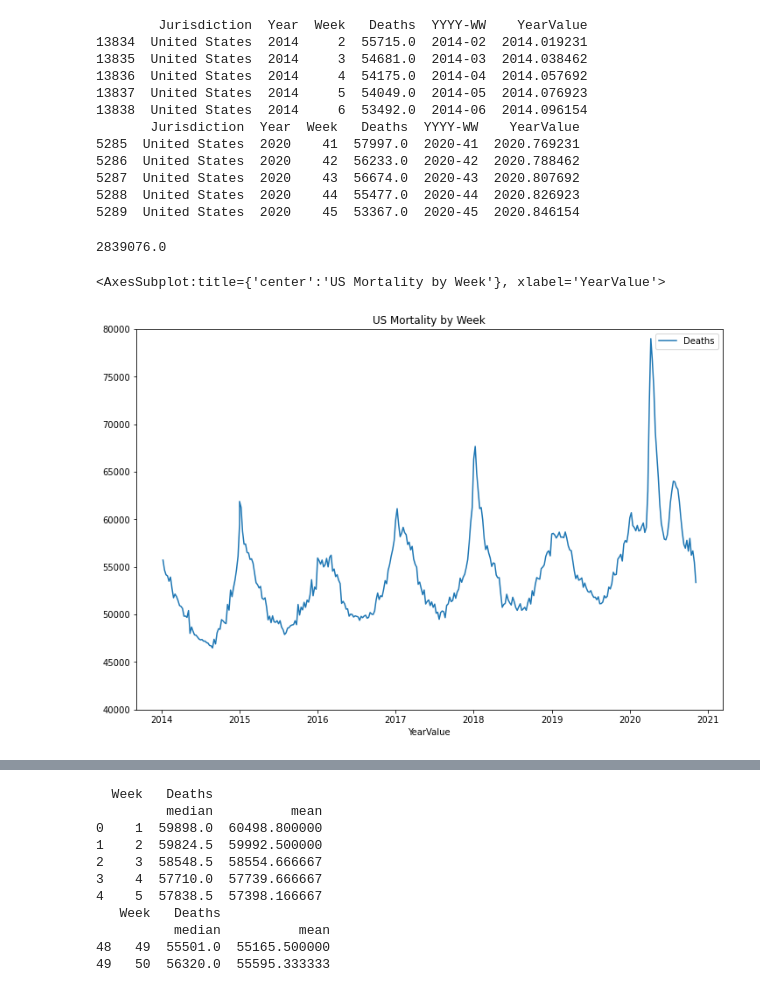
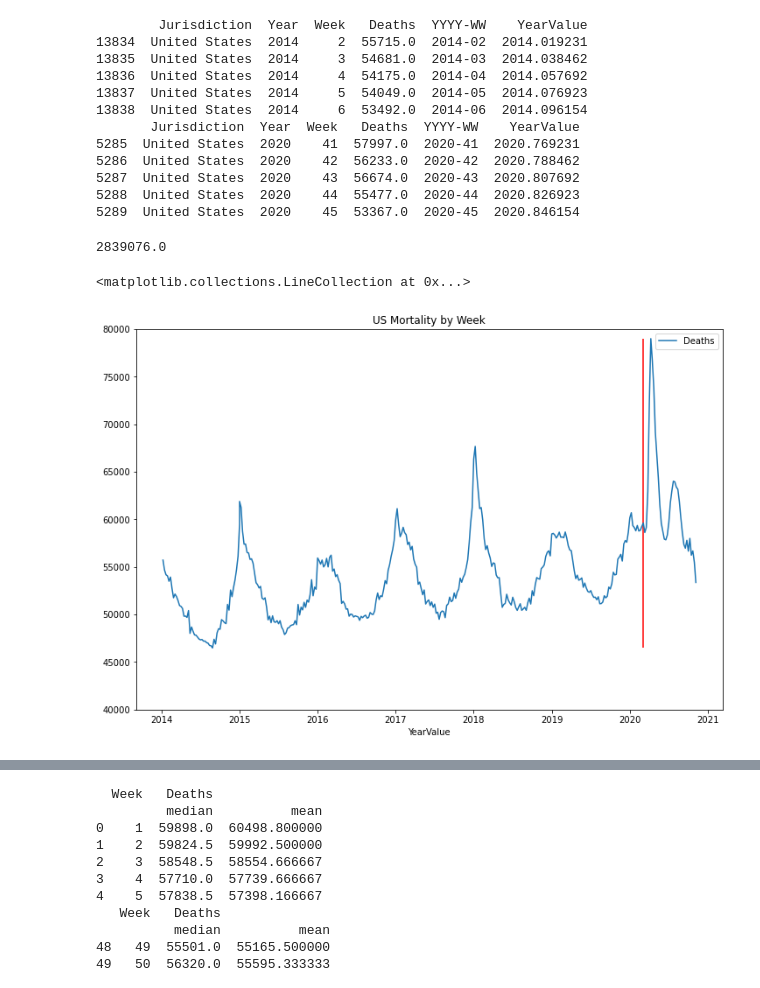
Before and after one commit to btrapp/covidmortality2020, a Jupyter notebook: Mortality.ipynb, the cells around one changed output, grey strips where cells are left out. Cells and saved outputs as stored; diff of their text form; code cells hidden in the pictures.

```diff
--- a/Mortality.ipynb
+++ b/Mortality.ipynb
@@ -148,11 +148,12 @@ MARCH2020 = 2020 + ((3-1)/12.0)
 # %%
 #Just a sanity check - should be about 2.8 million
 totalDeathsIn2018 = dfUs.loc[dfUs['Year']==2018]['Deaths'].sum();
 print(totalDeathsIn2018)
 
 #And visualise the data:
 dfUs.plot(title='US Mortality by Week',x='YearValue',y=['Deaths'],figsize=(12,8),ylim=(40000,80000))
+plt.vlines(MARCH2020,dfUs.Deaths.min(),dfUs.Deaths.max(),color='red')
 # %% [output]
 2839076.0
-<AxesSubplot:title={'center':'US Mortality by Week'}, xlabel='YearValue'>
+<matplotlib.collections.LineCollection at 0x...>
-[figure, old version]
+[figure, new version]
```
Also changed, not shown: parts of 14 cells of this notebook.
